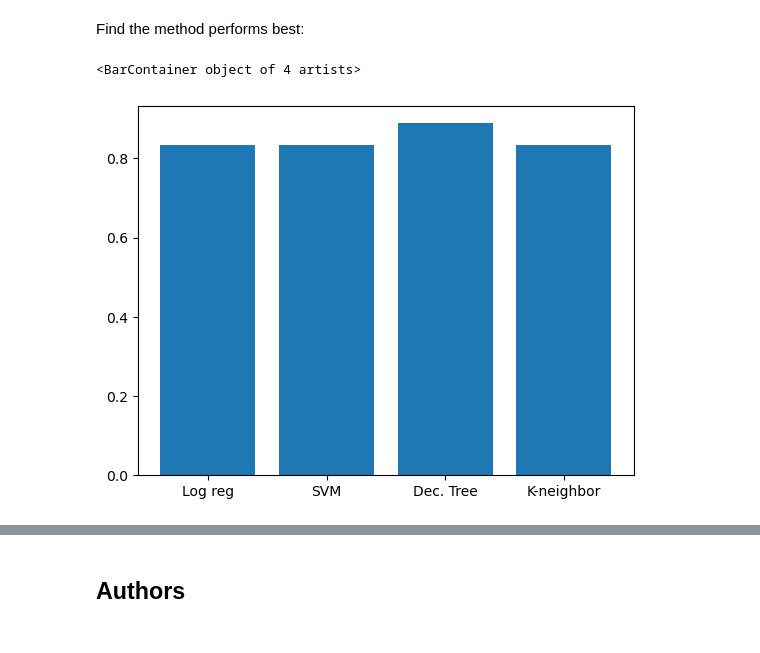
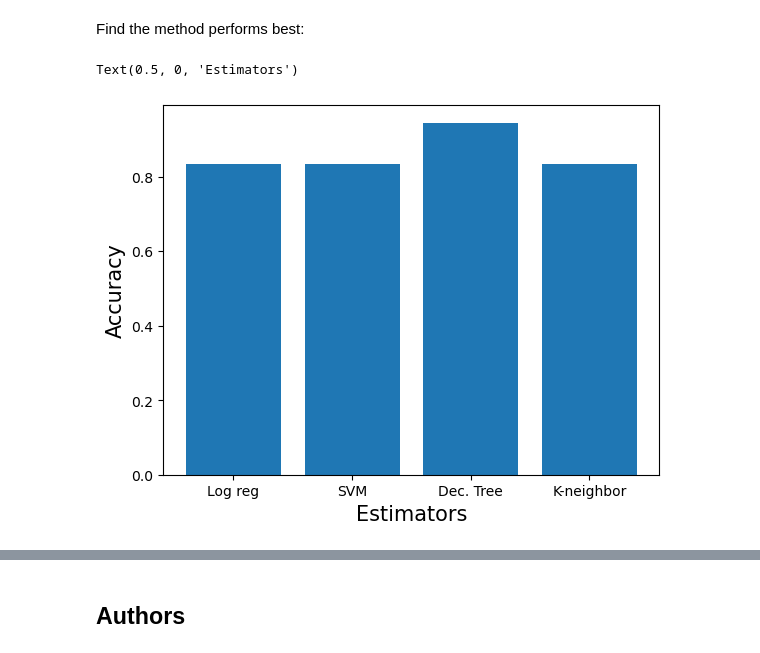
Before and after one commit to julienmojjo/IBM-CAPSTONE-final, a Jupyter notebook: CAPSTONE-7-SpaceX_Machine_Learning_Prediction_Part_5.jupyterlite.ipynb, the cells around one changed output, grey strips where cells are left out. Drawn from its saved outputs; the diff is of its cells as text; code cells hidden in the pictures.

```diff
--- a/CAPSTONE-7-SpaceX_Machine_Learning_Prediction_Part_5.jupyterlite.ipynb
+++ b/CAPSTONE-7-SpaceX_Machine_Learning_Prediction_Part_5.jupyterlite.ipynb
@@ -196,7 +194,7 @@ Create a logistic regression object  then create a  GridSearchCV object  <code>l
 # %%
 parameters ={"C":[0.01,0.1,1],'penalty':['l2'], 'solver':['lbfgs']} # l1 lasso l2 ridge
 lr=LogisticRegression()
-logreg_cv = GridSearchCV(estimator=lr,param_grid=parameters,cv=10, scoring='accuracy')
+logreg_cv = GridSearchCV(estimator=lr,param_grid=parameters,cv=10)
 # %%
 logreg_cv.fit(X_train,Y_train)
 # %% [output]
@@ -242,7 +235,7 @@ Create a support vector machine object then  create a  <code>GridSearchCV</code>
 # %%
 parameters = {'kernel':('linear', 'rbf','poly','rbf', 'sigmoid'),'C': np.logspace(-3, 3, 5),'gamma':np.logspace(-3, 3, 5)}
 svm = SVC()
-svm_cv = GridSearchCV(estimator=svm,param_grid=parameters,cv=10, scoring='accuracy')
+svm_cv = GridSearchCV(estimator=svm,param_grid=parameters,cv=10)
 # %%
 svm_cv.fit(X_train,Y_train)
 # %% [output]
@@ -284,7 +276,7 @@ Create a decision tree classifier object then  create a  <code>GridSearchCV</cod
 parameters = {'criterion': ['gini', 'entropy'], 'splitter': ['best', 'random'], 'max_depth': [2*n for n in range(1,10)],
      'max_features': ['sqrt'], 'min_samples_leaf': [1, 2, 4], 'min_samples_split': [2, 5, 10]}
 tree = DecisionTreeClassifier()
-tree_cv = GridSearchCV(estimator=tree,param_grid=parameters,cv=10, scoring='accuracy')
+tree_cv = GridSearchCV(estimator=tree,param_grid=parameters,cv=10)
 # %%
 tree_cv.fit(X_train,Y_train)
 # %% [output]
@@ -370,7 +358,9 @@ Find the method performs best:
 # %%
 acc_list=[accuracy1,accuracy2,accuracy3,accuracy4]
 est_list=['Log reg','SVM','Dec. Tree','K-neighbor']
 plt.bar(est_list,acc_list)
+plt.ylabel("Accuracy",fontsize=15)
+plt.xlabel("Estimators",fontsize=15)
 # %% [output]
-<BarContainer object of 4 artists>
+Text(0.5, 0, 'Estimators')
-[figure, old version]
+[figure, new version]
```
Also changed, not shown: parts of 11 cells of this notebook.
